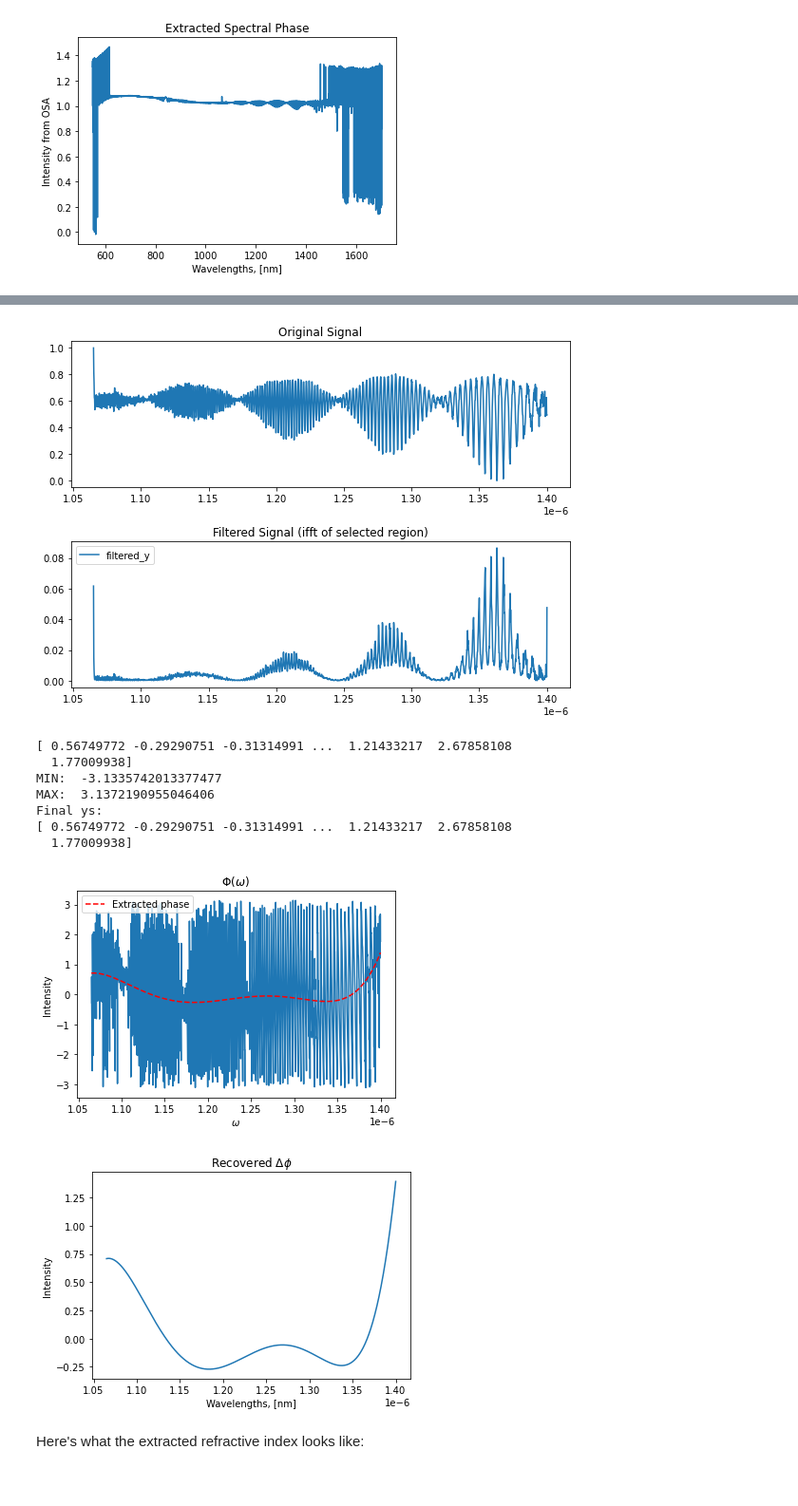
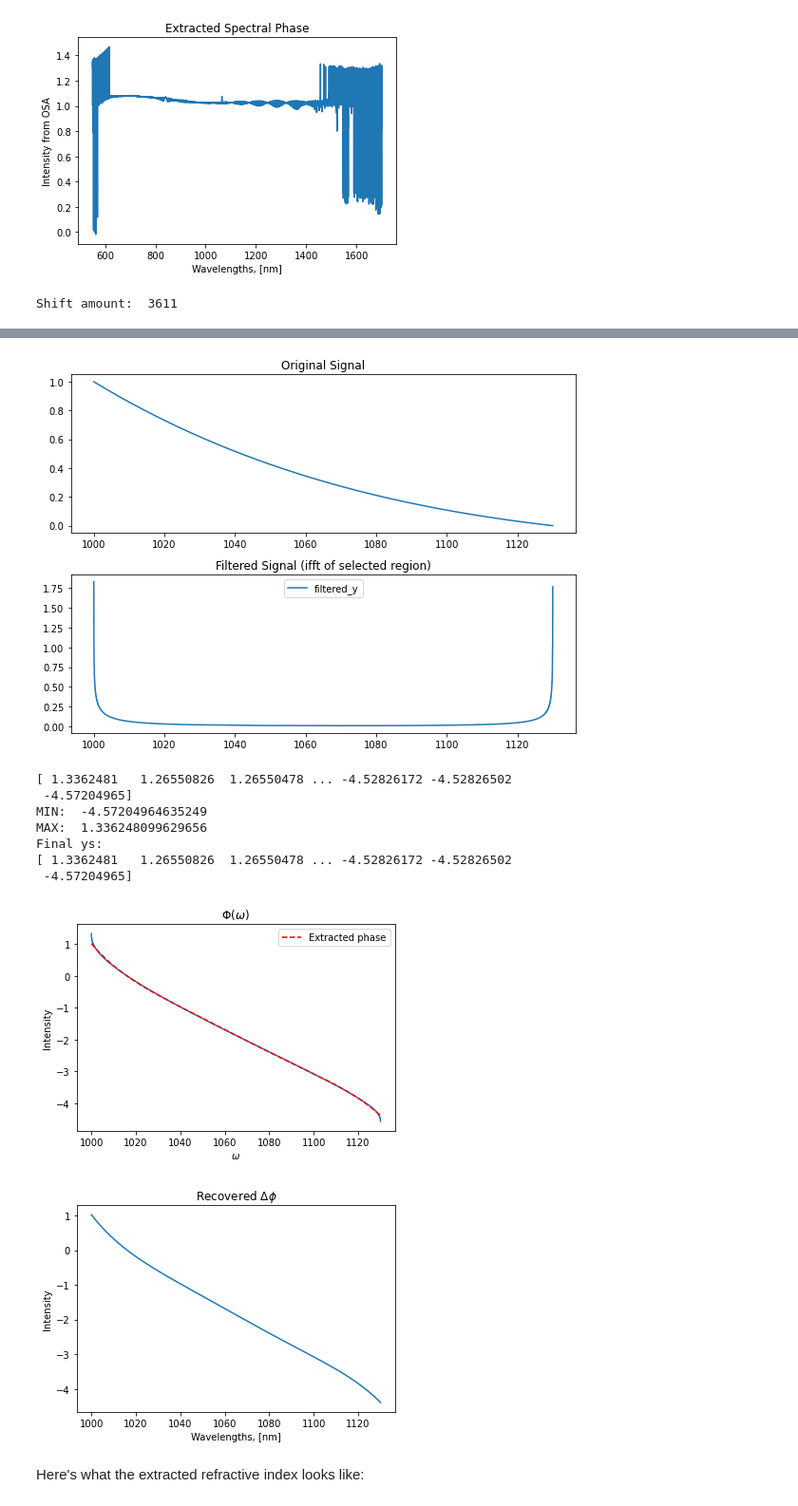
Before and after one commit to jmorse2020/Physics-FYP, a Jupyter notebook: Delta-phi-retrieval-on-data.ipynb, the cells around one changed output, grey strips where cells are left out. Shown at 95% size. Cells and saved outputs as stored; diff of their text form; code cells hidden in the pictures.

```diff
--- a/Delta-phi-retrieval-on-data.ipynb
+++ b/Delta-phi-retrieval-on-data.ipynb
@@ -23,3 +24,21 @@ sif = f.SI_Functions()
 ** Note, the Functions class is custom built and needs to be in your working repository. Find them on [Github](https://github.com/jmorse2020/Physics-FYP).
 # %% [markdown]
 Add your data files here:
+# %%
+def m2nm(x):
+    return x * 1e9
+
+wavelengths = np.linspace(950, 1130, 10000) # [nm]
+ZDW = 1280                          # Zero delay wavelngth [nm]
+delta = ZDW / 4                     # phase shift
+central_wavelength = 1040           # [nm]
+sigma = 20                          # Bandwidth
+L_f = 0.2                           # Fibre length [m]
+L_f = m2nm(L_f)                     # Fibre length [nm]
+L_air = - L_f * RI.n_group(RI.n_fs, ZDW) + delta                               # Required air difference for ZDW
+
+# Interfernce
+deltaPhi = 2 * np.pi / wavelengths * (L_air  + L_f * RI.n_fs(wavelengths))     # Spectral phase difference
+plt.plot(wavelengths, deltaPhi)
+wavelengths_sim = wavelengths
+spectral_phase_sim = 1 + np.cos(deltaPhi)
@@ -71,16 +92,18 @@ plt.show()
 [figure]
 [figure]
 # %%
+wavelengths = wavelengths_sim
+spectral_phase = spectral_phase_sim
 # You can filter the spectral phase data, e.g. if it baloons near edges or contains a point of inflection you wish to remove ...
-min_spectral_phase_wavelength = 1065
-max_spectral_phase_wavelength = 1400
+min_spectral_phase_wavelength = 1000
+max_spectral_phase_wavelength = 1300
 if min_spectral_phase_wavelength != None and max_spectral_phase_wavelength != None:
     indices = np.where((wavelengths >= min_spectral_phase_wavelength) & (wavelengths <= max_spectral_phase_wavelength))[0]
     wavelengths = wavelengths[indices]
     spectral_phase = spectral_phase[indices]
 
 # You may have to manually adjust parameters. The main ones are keep_min_freq and fft_xlim.
-coefficients = sif.DeltaPhiRetrievalProcedure(x=wavelengths, y=spectral_phase, order = 5, keep_min_freq = 0.001, keep_max_freq = -1, side = "left", show_plots = True, fft_x_lim = [-0.05, 0.05], fft_y_lim=None, hanning = False, normalise=True)[1]
+coefficients = sif.DeltaPhiRetrievalProcedure(x=wavelengths, y=spectral_phase, order = 5, keep_min_freq = 0.002, keep_max_freq = -1, side = "left", show_plots = True, fft_x_lim = [-0.05, 0.05], fft_y_lim=None, hanning = False, normalise=True)[1]
 phi = lambda var: np.poly1d(coefficients)(var)
 plt.plot(wavelengths, phi(wavelengths))
 plt.title("Recovered $\Delta \phi$")
@@ -88,3 +111,4 @@ plt.xlabel("Wavelengths, [nm]")
 plt.ylabel("Intensity") # Think about the units, might be in rad something.
 plt.show()
 # %% [output]
+Shift amount:  3611
@@ -92,13 +116,13 @@ plt.show()
-[figure, old version]
+[figure, new version]
-[ 0.56749772 -0.29290751 -0.31314991 ...  1.21433217  2.67858108
-  1.77009938]
-MIN:  -3.1335742013377477
-MAX:  3.1372190955046406
-Final ys:
-[ 0.56749772 -0.29290751 -0.31314991 ...  1.21433217  2.67858108
-  1.77009938]
+[ 1.3362481   1.26550826  1.26550478 ... -4.52826172 -4.52826502
+ -4.57204965]
+MIN:  -4.57204964635249
+MAX:  1.336248099629656
+Final ys:
+[ 1.3362481   1.26550826  1.26550478 ... -4.52826172 -4.52826502
+ -4.57204965]
-[figure, old version]
+[figure, new version]
-[figure, old version]
+[figure, new version]
 # %% [markdown]
 Here's what the extracted refractive index looks like:
 # %%
```
Also changed, not shown: parts of 4 cells of this notebook, 6 other files.
